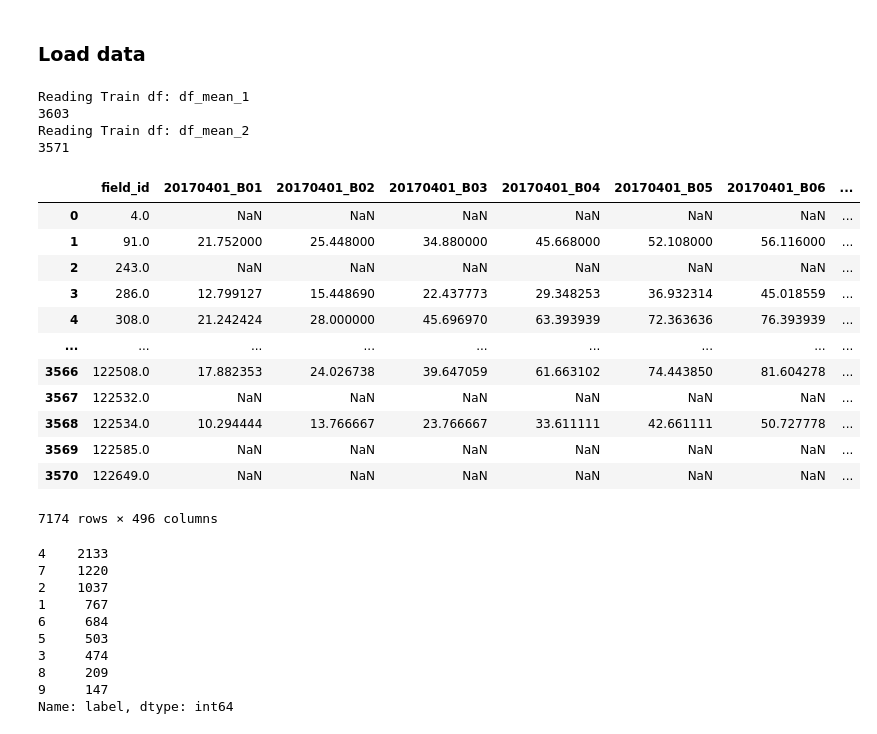
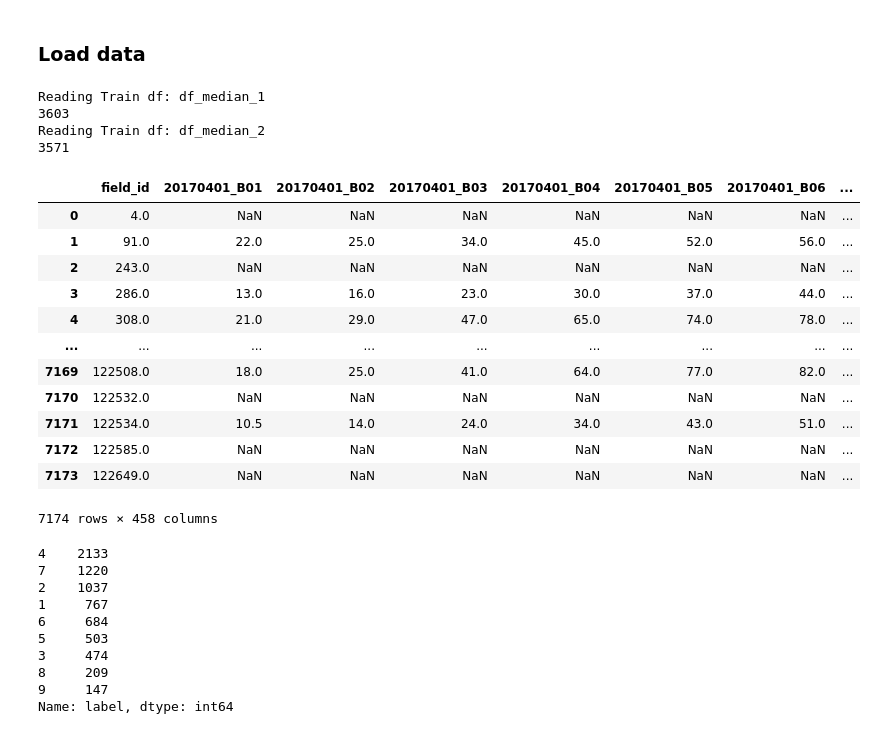
Before and after one commit to federicoabait/south_africa_crop_types_competition_s2_challenge, a Jupyter notebook: 03_Radiant_Earth_Spot_the_Crop_Preprocessing_Pipeline.ipynb, the cells around one changed output. Cells and saved outputs as stored; diff of their text form; code cells hidden in the pictures.

```diff
--- a/03_Radiant_Earth_Spot_the_Crop_Preprocessing_Pipeline.ipynb
+++ b/03_Radiant_Earth_Spot_the_Crop_Preprocessing_Pipeline.ipynb
@@ -26,7 +26,7 @@ import matplotlib.pyplot as plt
 ### Load data
 # %%
 df = pd.DataFrame()
-for value in ['df_mean_1','df_mean_2']:
+for value in ['df_median_1','df_median_2']:
     print('Reading Train df:', value)
     #read the pickle file
     picklefile = open(value, 'rb')
@@ -37,26 +37,27 @@ for value in ['df_mean_1','df_mean_2']:
     df = pd.concat([df,df_tmp])
     print(len(df_tmp))
 # %% [output]
-Reading Train df: df_mean_1
+Reading Train df: df_median_1
 3603
-Reading Train df: df_mean_2
+Reading Train df: df_median_2
 3571
 # %%
+df.reset_index(inplace=True,drop=True)
 df
 # %% [output]
 |  | field_id | 20170401_B01 | 20170401_B02 | 20170401_B03 | 20170401_B04 | 20170401_B05 | 20170401_B06 | ... |
 | 0 | 4.0 | NaN | NaN | NaN | NaN | NaN | NaN | ... |
-| 1 | 91.0 | 21.752000 | 25.448000 | 34.880000 | 45.668000 | 52.108000 | 56.116000 | ... |
+| 1 | 91.0 | 22.0 | 25.0 | 34.0 | 45.0 | 52.0 | 56.0 | ... |
 | 2 | 243.0 | NaN | NaN | NaN | NaN | NaN | NaN | ... |
-| 3 | 286.0 | 12.799127 | 15.448690 | 22.437773 | 29.348253 | 36.932314 | 45.018559 | ... |
-| 4 | 308.0 | 21.242424 | 28.000000 | 45.696970 | 63.393939 | 72.363636 | 76.393939 | ... |
+| 3 | 286.0 | 13.0 | 16.0 | 23.0 | 30.0 | 37.0 | 44.0 | ... |
+| 4 | 308.0 | 21.0 | 29.0 | 47.0 | 65.0 | 74.0 | 78.0 | ... |
 | ... | ... | ... | ... | ... | ... | ... | ... | ... |
-| 3566 | 122508.0 | 17.882353 | 24.026738 | 39.647059 | 61.663102 | 74.443850 | 81.604278 | ... |
-| 3567 | 122532.0 | NaN | NaN | NaN | NaN | NaN | NaN | ... |
-| 3568 | 122534.0 | 10.294444 | 13.766667 | 23.766667 | 33.611111 | 42.661111 | 50.727778 | ... |
-| 3569 | 122585.0 | NaN | NaN | NaN | NaN | NaN | NaN | ... |
-| 3570 | 122649.0 | NaN | NaN | NaN | NaN | NaN | NaN | ... |
+| 7169 | 122508.0 | 18.0 | 25.0 | 41.0 | 64.0 | 77.0 | 82.0 | ... |
+| 7170 | 122532.0 | NaN | NaN | NaN | NaN | NaN | NaN | ... |
+| 7171 | 122534.0 | 10.5 | 14.0 | 24.0 | 34.0 | 43.0 | 51.0 | ... |
+| 7172 | 122585.0 | NaN | NaN | NaN | NaN | NaN | NaN | ... |
+| 7173 | 122649.0 | NaN | NaN | NaN | NaN | NaN | NaN | ... |
-7174 rows × 496 columns
+7174 rows × 458 columns
 # %%
 df['label'].value_counts()
 # %% [output]
```
Also changed, not shown: parts of 29 cells of this notebook.
